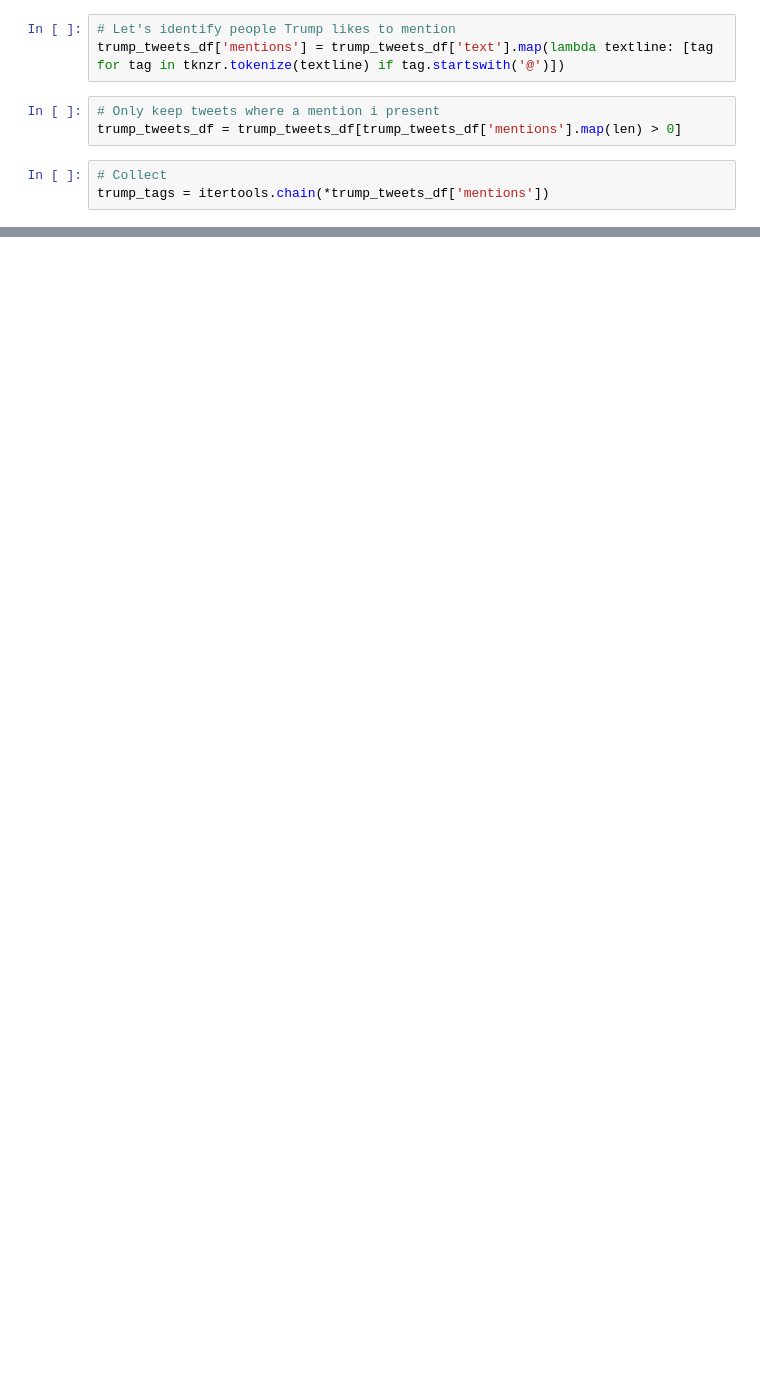
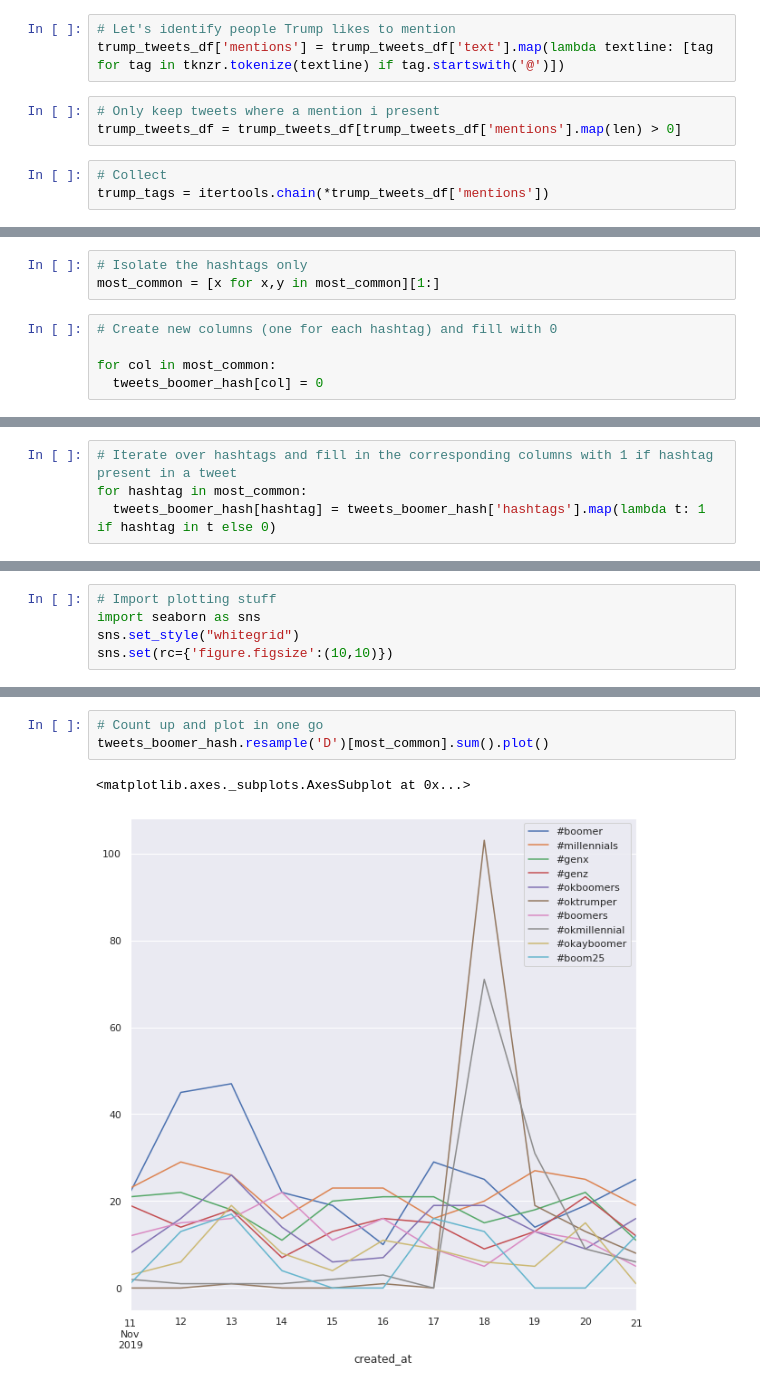
Before and after one commit to CALDISS-AAU/sdsphd19_coursematerials, a Jupyter notebook: notebooks/SDS_PhD19_NLP_TextExplore.ipynb, the cells around one changed output, grey strips where cells are left out. Saved outputs shown, nothing was run; the diff lists cells and outputs as text; blank space fills up the shorter version.

```diff
--- a/notebooks/SDS_PhD19_NLP_TextExplore.ipynb
+++ b/notebooks/SDS_PhD19_NLP_TextExplore.ipynb
@@ -176,0 +321,8 @@ Use elements from the above code to make a list of the most common hashtags (you
+# %%
+# Isolate the hashtags only
+most_common = [x for x,y in most_common][1:]
+# %%
+# Create new columns (one for each hashtag) and fill with 0
+
+for col in most_common:
+  tweets_boomer_hash[col] = 0
@@ -176,0 +335,4 @@ Use elements from the above code to make a list of the most common hashtags (you
+# %%
+# Iterate over hashtags and fill in the corresponding columns with 1 if hashtag present in a tweet
+for hashtag in most_common:
+  tweets_boomer_hash[hashtag] = tweets_boomer_hash['hashtags'].map(lambda t: 1 if hashtag in t else 0)
@@ -176,0 +344,5 @@ Use elements from the above code to make a list of the most common hashtags (you
+# %%
+# Import plotting stuff
+import seaborn as sns
+sns.set_style("whitegrid")
+sns.set(rc={'figure.figsize':(10,10)})
@@ -176,0 +380,6 @@ Use elements from the above code to make a list of the most common hashtags (you
+# %%
+# Count up and plot in one go
+tweets_boomer_hash.resample('D')[most_common].sum().plot()
+# %% [output]
+<matplotlib.axes._subplots.AxesSubplot at 0x...>
+[figure, added]
```
Also changed, not shown: parts of 31 cells of this notebook.
